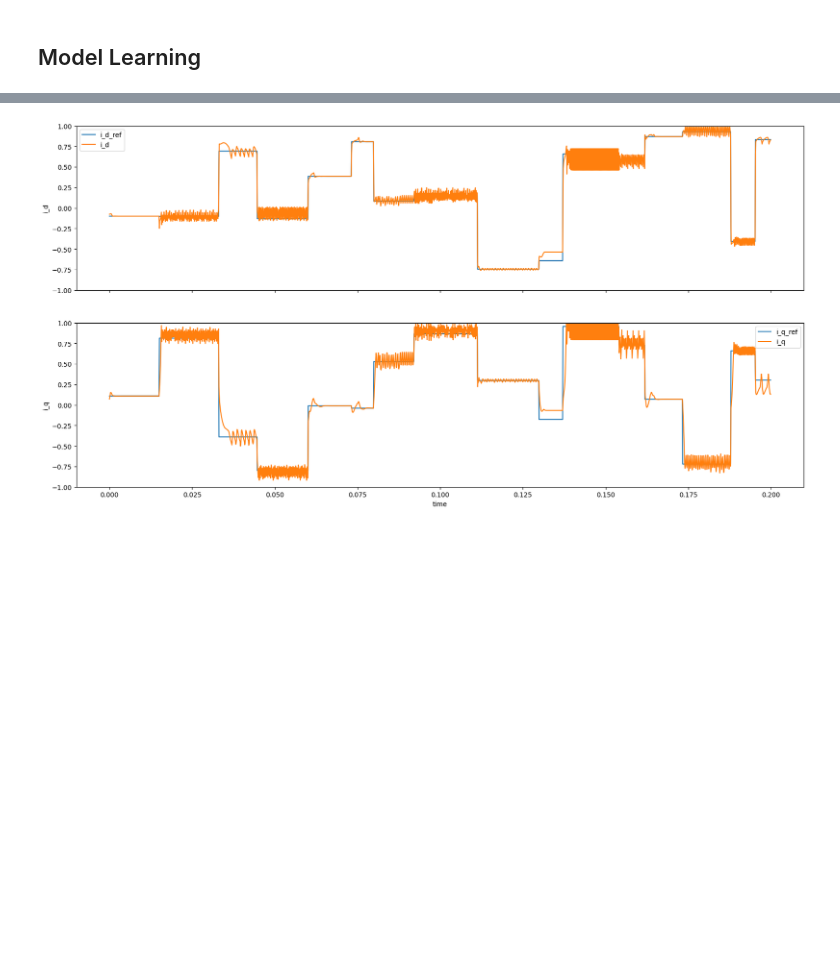
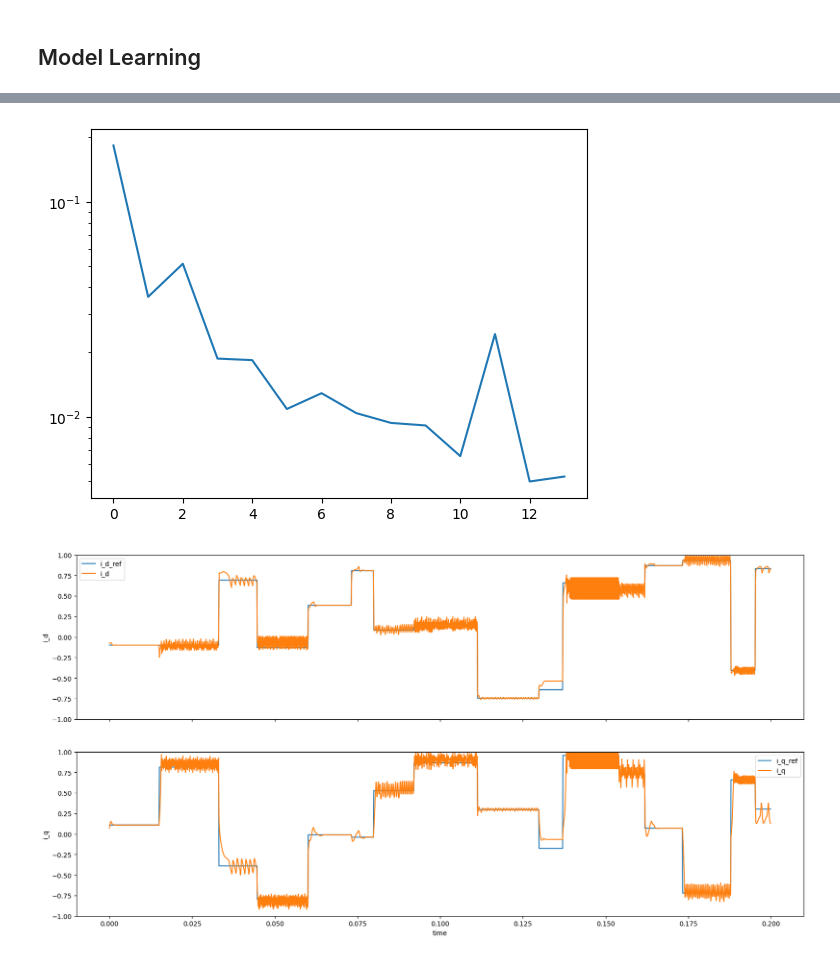
Before and after one commit to OliverSchw/dpc_project, a Jupyter notebook: notebooks/2.0.model_learning.ipynb, the cells around one changed output, grey strips where cells are left out. Cells and saved outputs as stored; diff of their text form; code cells hidden in the pictures; blank space fills up the shorter version.

```diff
--- a/notebooks/2.0.model_learning.ipynb
+++ b/notebooks/2.0.model_learning.ipynb
@@ -147 +173,6 @@ plt.yscale('log')
+# %%
+plt.plot(val_losses)
+plt.yscale('log')
+# %% [output]
+[figure, added]
 # %%
```
Also changed, not shown: parts of 10 cells of this notebook, 5 other files.
